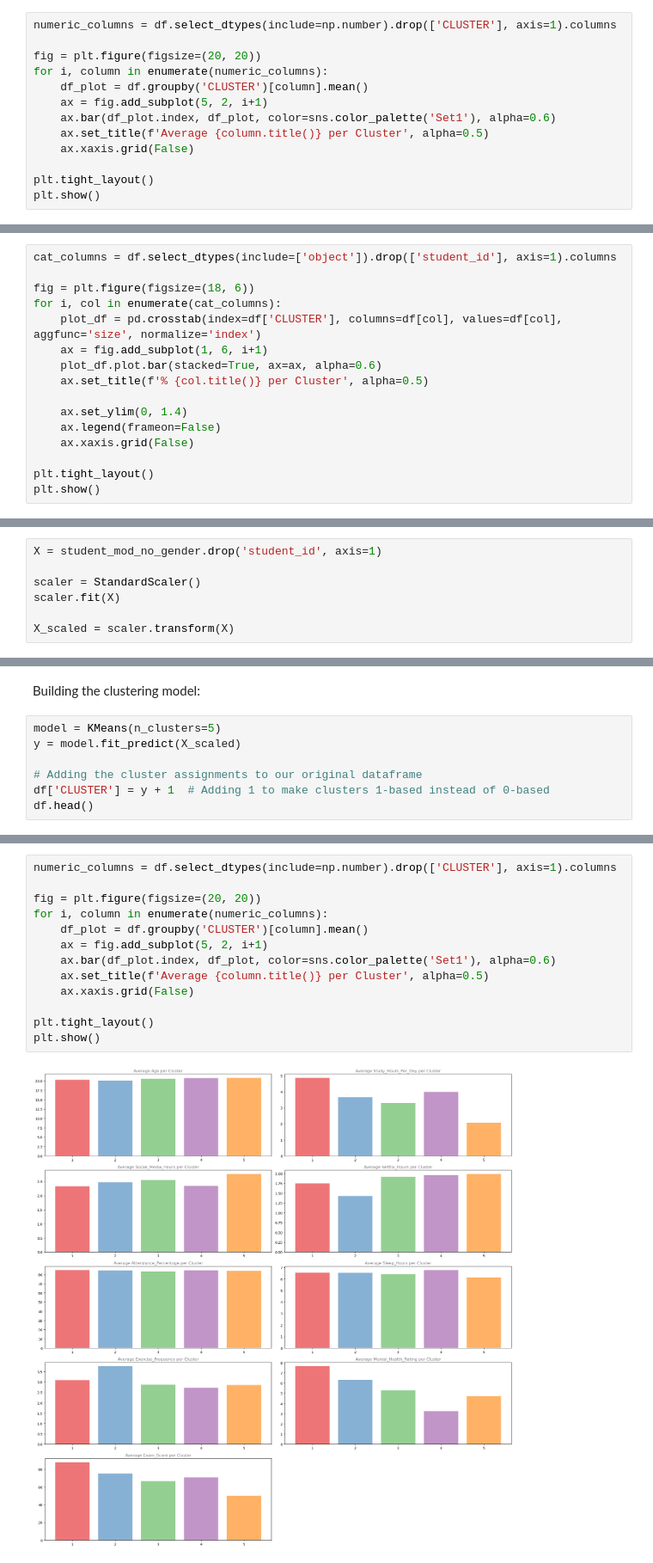
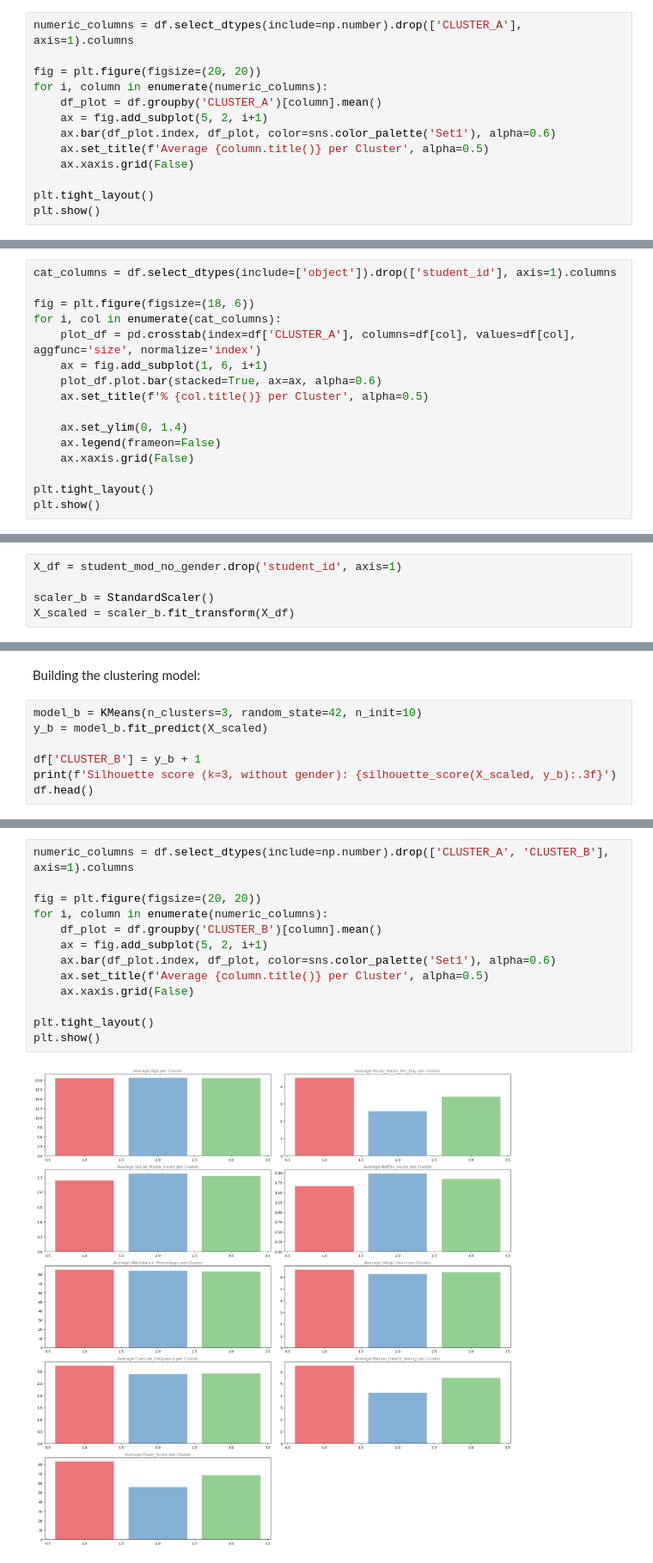
Before and after one commit to SvetlanaNMik/KMeans_student_habits_performance, a Jupyter notebook: habits_vs_performance.ipynb, the cells around one changed output, grey strips where cells are left out. Shown at 86% size. Saved outputs shown, nothing was run; the diff lists cells and outputs as text.

```diff
--- a/habits_vs_performance.ipynb
+++ b/habits_vs_performance.ipynb
@@ -413,10 +421,10 @@ CLUSTER
 Name: count, dtype: int64
 # %%
-numeric_columns = df.select_dtypes(include=np.number).drop(['CLUSTER'], axis=1).columns
+numeric_columns = df.select_dtypes(include=np.number).drop(['CLUSTER_A'], axis=1).columns
 
 fig = plt.figure(figsize=(20, 20))
 for i, column in enumerate(numeric_columns):
-    df_plot = df.groupby('CLUSTER')[column].mean()
+    df_plot = df.groupby('CLUSTER_A')[column].mean()
     ax = fig.add_subplot(5, 2, i+1)
     ax.bar(df_plot.index, df_plot, color=sns.color_palette('Set1'), alpha=0.6)
     ax.set_title(f'Average {column.title()} per Cluster', alpha=0.5)
@@ -442,7 +450,7 @@ cat_columns = df.select_dtypes(include=['object']).drop(['student_id'], axis=1).
 
 fig = plt.figure(figsize=(18, 6))
 for i, col in enumerate(cat_columns):
-    plot_df = pd.crosstab(index=df['CLUSTER'], columns=df[col], values=df[col], aggfunc='size', normalize='index')
+    plot_df = pd.crosstab(index=df['CLUSTER_A'], columns=df[col], values=df[col], aggfunc='size', normalize='index')
     ax = fig.add_subplot(1, 6, i+1)
     plot_df.plot.bar(stacked=True, ax=ax, alpha=0.6)
     ax.set_title(f'% {col.title()} per Cluster', alpha=0.5)
@@ -461,12 +492,10 @@ Looking on Gender per claster
 # %% [markdown]
 Lets apply Standard Scaller to student_mod_no_gender to scale the data in student_mod_no_gender
 # %%
-X = student_mod_no_gender.drop('student_id', axis=1)
+X_df = student_mod_no_gender.drop('student_id', axis=1)
 
-scaler = StandardScaler()
-scaler.fit(X)
-
-X_scaled = scaler.transform(X)
+scaler_b = StandardScaler()
+X_scaled = scaler_b.fit_transform(X_df)
 # %% [markdown]
 Finding the Optimal Number of Clusters
 # %%
@@ -493,10 +508,10 @@ Tthe plot suggests that around 5 clusters could be appropriate, as the decrease
 # %% [markdown]
 Building the clustering model:
 # %%
-model = KMeans(n_clusters=5)
-y = model.fit_predict(X_scaled)
+model_b = KMeans(n_clusters=3, random_state=42, n_init=10)
+y_b = model_b.fit_predict(X_scaled)
 
-# Adding the cluster assignments to our original dataframe
-df['CLUSTER'] = y + 1  # Adding 1 to make clusters 1-based instead of 0-based
+df['CLUSTER_B'] = y_b + 1
+print(f'Silhouette score (k=3, without gender): {silhouette_score(X_scaled, y_b):.3f}')
 df.head()
 # %% [output]
@@ -518,18 +544,18 @@ CLUSTER
 Name: count, dtype: int64
 # %%
-numeric_columns = df.select_dtypes(include=np.number).drop(['CLUSTER'], axis=1).columns
+numeric_columns = df.select_dtypes(include=np.number).drop(['CLUSTER_A', 'CLUSTER_B'], axis=1).columns
 
 fig = plt.figure(figsize=(20, 20))
 for i, column in enumerate(numeric_columns):
-    df_plot = df.groupby('CLUSTER')[column].mean()
+    df_plot = df.groupby('CLUSTER_B')[column].mean()
     ax = fig.add_subplot(5, 2, i+1)
     ax.bar(df_plot.index, df_plot, color=sns.color_palette('Set1'), alpha=0.6)
     ax.set_title(f'Average {column.title()} per Cluster', alpha=0.5)
     ax.xaxis.grid(False)
 
 plt.tight_layout()
 plt.show()
 # %% [output]
-[figure, old version]
+[figure, new version]
 # %%
 fig, ((ax1, ax2), (ax3, ax4)) = plt.subplots(2, 2, figsize=(16, 8))
```
Also changed, not shown: parts of 21 cells of this notebook.
